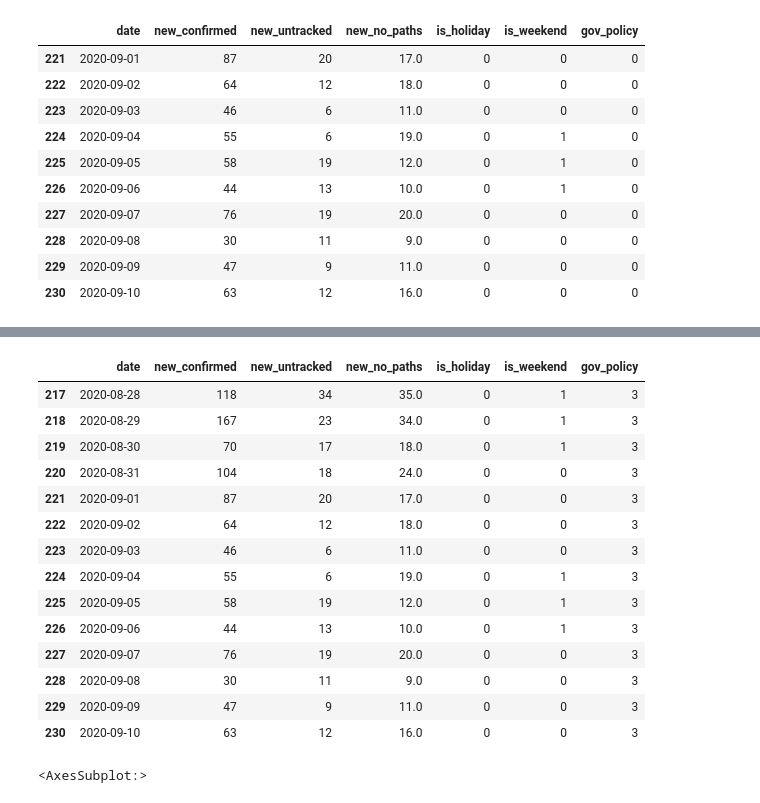
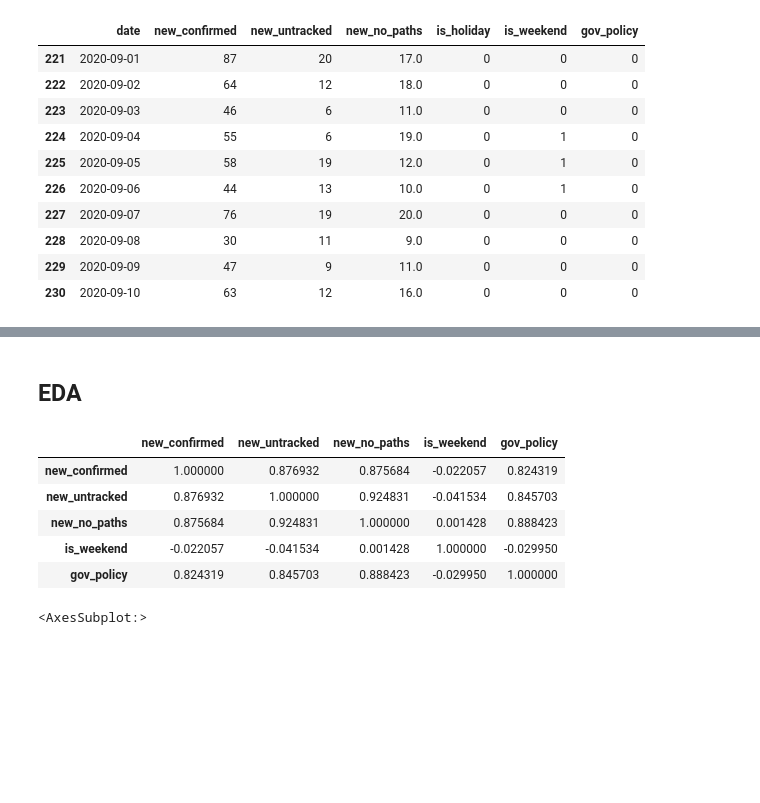
Before and after one commit to snoop2head/covid19_unknown_spread, a Jupyter notebook: wrangle_prediction.ipynb, the cells around one changed output, grey strips where cells are left out. Cells and saved outputs as stored; diff of their text form; code cells hidden in the pictures; blank space fills up the shorter version.

```diff
--- a/wrangle_prediction.ipynb
+++ b/wrangle_prediction.ipynb
@@ -525,22 +503,14 @@ after_jkh
-# %%
-recent_two_weeks_data = df_train.tail(14)
-recent_two_weeks_data
-# %% [output]
-|  | date | new_confirmed | new_untracked | new_no_paths | is_holiday | is_weekend | gov_policy |
-| 217 | 2020-08-28 | 118 | 34 | 35.0 | 0 | 1 | 3 |
-| 218 | 2020-08-29 | 167 | 23 | 34.0 | 0 | 1 | 3 |
-| 219 | 2020-08-30 | 70 | 17 | 18.0 | 0 | 1 | 3 |
-| 220 | 2020-08-31 | 104 | 18 | 24.0 | 0 | 0 | 3 |
-| 221 | 2020-09-01 | 87 | 20 | 17.0 | 0 | 0 | 3 |
-| 222 | 2020-09-02 | 64 | 12 | 18.0 | 0 | 0 | 3 |
-| 223 | 2020-09-03 | 46 | 6 | 11.0 | 0 | 0 | 3 |
-| 224 | 2020-09-04 | 55 | 6 | 19.0 | 0 | 1 | 3 |
-| 225 | 2020-09-05 | 58 | 19 | 12.0 | 0 | 1 | 3 |
-| 226 | 2020-09-06 | 44 | 13 | 10.0 | 0 | 1 | 3 |
-| 227 | 2020-09-07 | 76 | 19 | 20.0 | 0 | 0 | 3 |
-| 228 | 2020-09-08 | 30 | 11 | 9.0 | 0 | 0 | 3 |
-| 229 | 2020-09-09 | 47 | 9 | 11.0 | 0 | 0 | 3 |
-| 230 | 2020-09-10 | 63 | 12 | 16.0 | 0 | 0 | 3 |
 # %%
 df_train.to_csv("./dataset_predict/df_train.csv", index=False)
+# %% [markdown]
+## EDA
+# %%
+df_train.corr()
+# %% [output]
+|  | new_confirmed | new_untracked | new_no_paths | is_weekend | gov_policy |
+| new_confirmed | 1.000000 | 0.876932 | 0.875684 | -0.022057 | 0.824319 |
+| new_untracked | 0.876932 | 1.000000 | 0.924831 | -0.041534 | 0.845703 |
+| new_no_paths | 0.875684 | 0.924831 | 1.000000 | 0.001428 | 0.888423 |
+| is_weekend | -0.022057 | -0.041534 | 0.001428 | 1.000000 | -0.029950 |
+| gov_policy | 0.824319 | 0.845703 | 0.888423 | -0.029950 | 1.000000 |
 # %%
```
Also changed, not shown: parts of 10 cells of this notebook, 2 other files.
